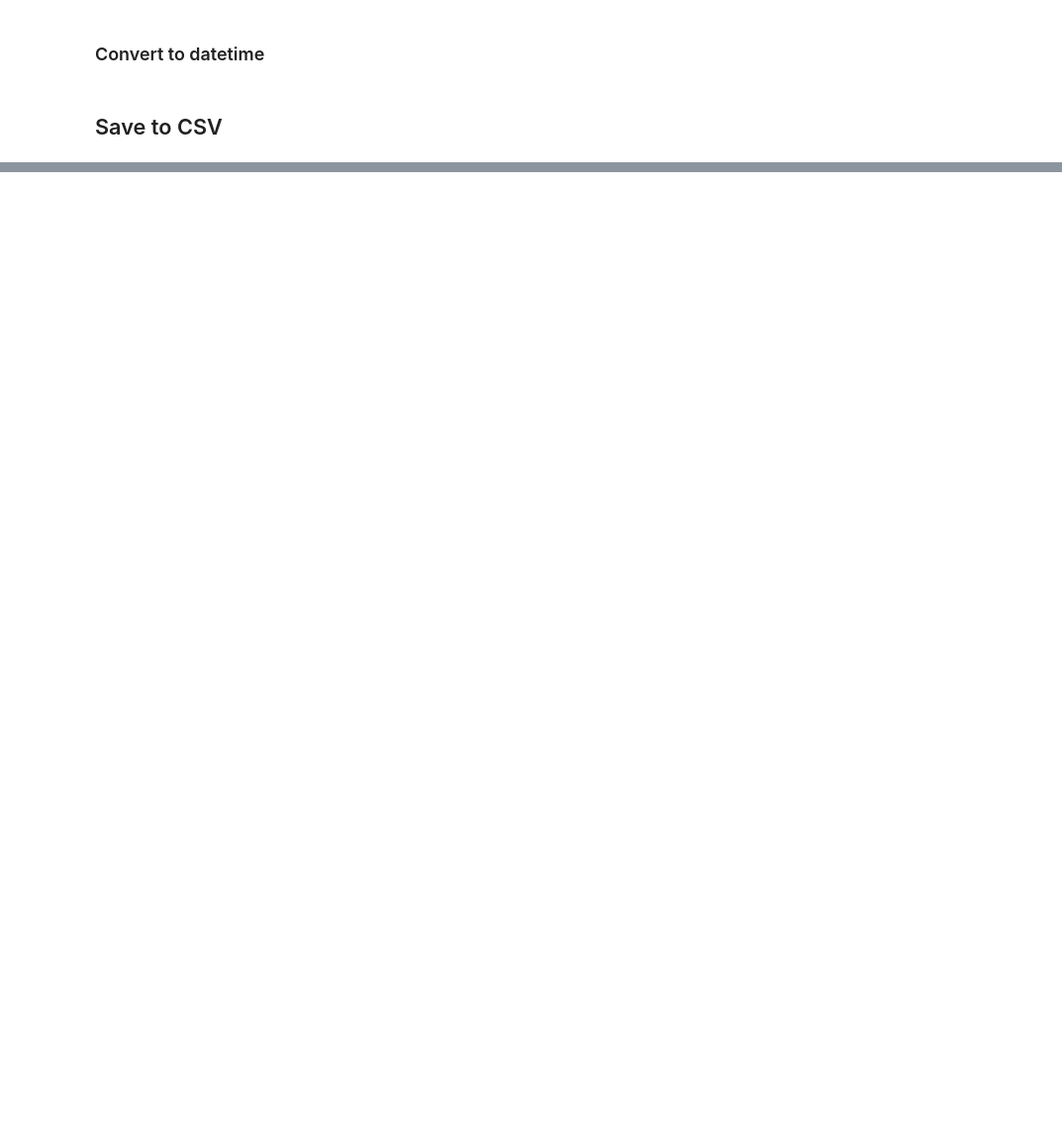
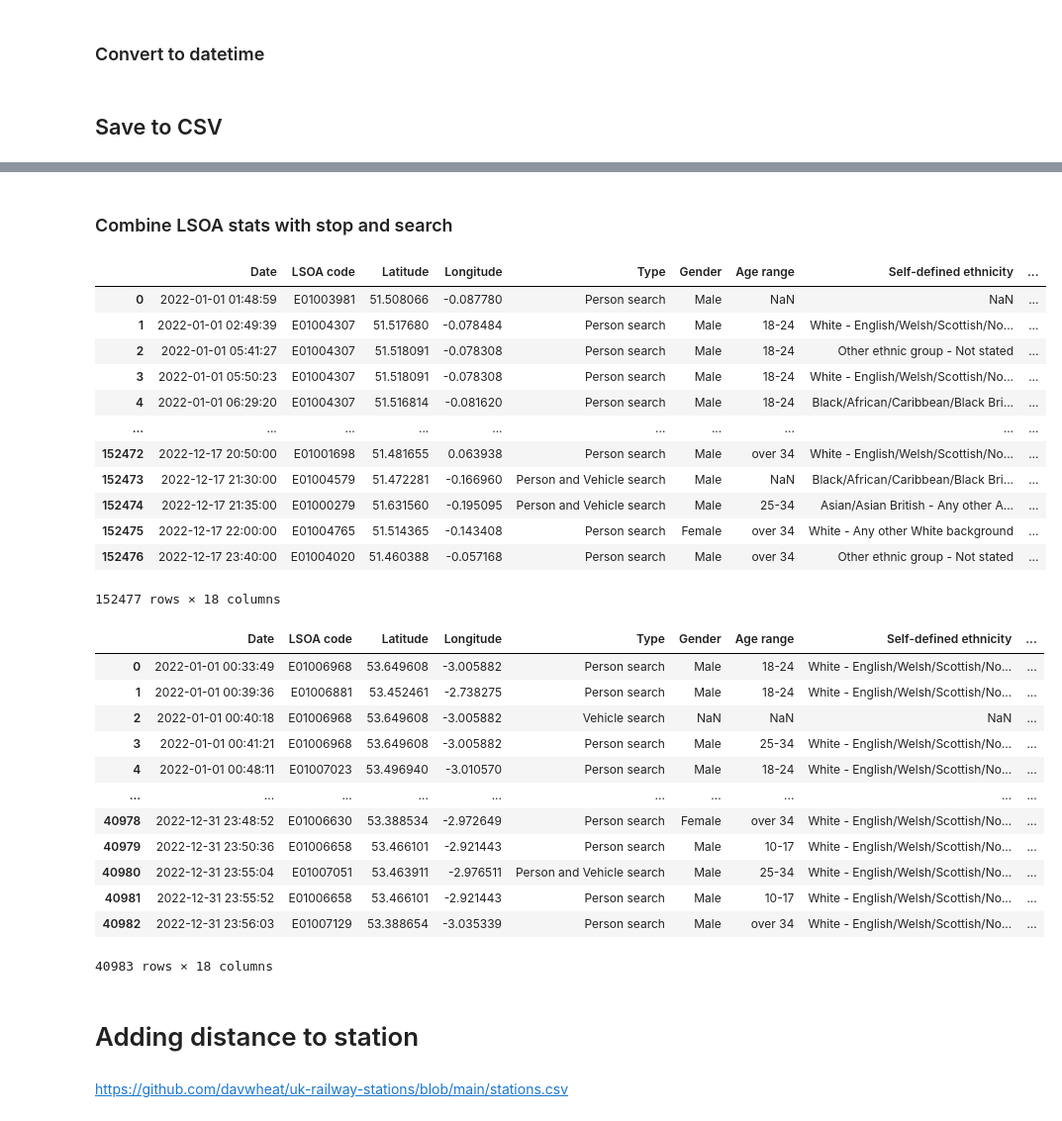
Before and after one commit to KofiBartonByfield/Dissertation, a Jupyter notebook: code/create_police_csv.ipynb, the cells around one changed output, grey strips where cells are left out. Shown at 99% size. Cells and saved outputs as stored; diff of their text form; code cells hidden in the pictures; blank space fills up the shorter version.

```diff
--- a/code/create_police_csv.ipynb
+++ b/code/create_police_csv.ipynb
@@ -207,0 +439,21 @@ data
+# %%
+import numpy as np
+from pyproj import Transformer
+
+# Define transformer from OSGB36 (EPSG:27700) to WGS84 (EPSG:4326)
+transformer = Transformer.from_crs("EPSG:27700", "EPSG:4326", always_xy=True)
+
+def convert_uk_coords(eastings, northings):
+    """Vectorised function to convert Eastings/Northings to Longitude/Latitude."""
+    longitudes, latitudes = transformer.transform(eastings, northings)
+    return longitudes, latitudes
+
+
+df = pd.DataFrame()
+
+# Example DataFrame
+LSOA_df['Longitude'], LSOA_df['Latitude'] = convert_uk_coords(LSOA_df['x'], LSOA_df['y'])
+
+
+LSOA_df = LSOA_df[['LSOA01CD', 'Longitude', 'Latitude']]
+LSOA_df
@@ -207,0 +559,51 @@ data
+# %% [markdown]
+### Combine LSOA stats with stop and search
+# %%
+merseyside_df = merged_df_m.merge(merseyside_22, on='LSOA code' )
+london_df = merged_df_l.merge(london_22, on='LSOA code' )
+
+
+merseyside_df = merseyside_df[['Date', 'LSOA code', 'Latitude', 'Longitude', 'Type', 'Gender', 'Age range',
+               'Self-defined ethnicity', 'Officer-defined ethnicity',
+               'Legislation', 'Object of search', 'Outcome' , 'LSOA population',
+               '£_mean_house_price', 'Drug crime rate', 'Violent crime rate',
+               'Prosecution rate', 'Crime rate']]
+london_df = london_df[['Date', 'LSOA code', 'Latitude', 'Longitude', 'Type', 'Gender', 'Age range',
+               'Self-defined ethnicity', 'Officer-defined ethnicity',
+               'Legislation', 'Object of search', 'Outcome' , 'LSOA population',
+               '£_mean_house_price', 'Drug crime rate', 'Violent crime rate',
+               'Prosecution rate', 'Crime rate']]
+
+display(london_df)
+display(merseyside_df)
+# %% [output]
+|  | Date | LSOA code | Latitude | Longitude | Type | Gender | Age range | Self-defined ethnicity | ... |
+| 0 | 2022-01-01 01:48:59 | E01003981 | 51.508066 | -0.087780 | Person search | Male | NaN | NaN | ... |
+| 1 | 2022-01-01 02:49:39 | E01004307 | 51.517680 | -0.078484 | Person search | Male | 18-24 | White - English/Welsh/Scottish/No... | ... |
+| 2 | 2022-01-01 05:41:27 | E01004307 | 51.518091 | -0.078308 | Person search | Male | 18-24 | Other ethnic group - Not stated | ... |
+| 3 | 2022-01-01 05:50:23 | E01004307 | 51.518091 | -0.078308 | Person search | Male | 18-24 | White - English/Welsh/Scottish/No... | ... |
+| 4 | 2022-01-01 06:29:20 | E01004307 | 51.516814 | -0.081620 | Person search | Male | 18-24 | Black/African/Caribbean/Black Bri... | ... |
+| ... | ... | ... | ... | ... | ... | ... | ... | ... | ... |
+| 152472 | 2022-12-17 20:50:00 | E01001698 | 51.481655 | 0.063938 | Person search | Male | over 34 | White - English/Welsh/Scottish/No... | ... |
+| 152473 | 2022-12-17 21:30:00 | E01004579 | 51.472281 | -0.166960 | Person and Vehicle search | Male | NaN | Black/African/Caribbean/Black Bri... | ... |
+| 152474 | 2022-12-17 21:35:00 | E01000279 | 51.631560 | -0.195095 | Person and Vehicle search | Male | 25-34 | Asian/Asian British - Any other A... | ... |
+| 152475 | 2022-12-17 22:00:00 | E01004765 | 51.514365 | -0.143408 | Person search | Female | over 34 | White - Any other White background | ... |
+| 152476 | 2022-12-17 23:40:00 | E01004020 | 51.460388 | -0.057168 | Person search | Male | over 34 | Other ethnic group - Not stated | ... |
+152477 rows × 18 columns
+|  | Date | LSOA code | Latitude | Longitude | Type | Gender | Age range | Self-defined ethnicity | ... |
+| 0 | 2022-01-01 00:33:49 | E01006968 | 53.649608 | -3.005882 | Person search | Male | 18-24 | White - English/Welsh/Scottish/No... | ... |
+| 1 | 2022-01-01 00:39:36 | E01006881 | 53.452461 | -2.738275 | Person search | Male | 18-24 | White - English/Welsh/Scottish/No... | ... |
+| 2 | 2022-01-01 00:40:18 | E01006968 | 53.649608 | -3.005882 | Vehicle search | NaN | NaN | NaN | ... |
+| 3 | 2022-01-01 00:41:21 | E01006968 | 53.649608 | -3.005882 | Person search | Male | 25-34 | White - English/Welsh/Scottish/No... | ... |
+| 4 | 2022-01-01 00:48:11 | E01007023 | 53.496940 | -3.010570 | Person search | Male | 18-24 | White - English/Welsh/Scottish/No... | ... |
+| ... | ... | ... | ... | ... | ... | ... | ... | ... | ... |
+| 40978 | 2022-12-31 23:48:52 | E01006630 | 53.388534 | -2.972649 | Person search | Female | over 34 | White - English/Welsh/Scottish/No... | ... |
+| 40979 | 2022-12-31 23:50:36 | E01006658 | 53.466101 | -2.921443 | Person search | Male | 10-17 | White - English/Welsh/Scottish/No... | ... |
+| 40980 | 2022-12-31 23:55:04 | E01007051 | 53.463911 | -2.976511 | Person and Vehicle search | Male | 25-34 | White - English/Welsh/Scottish/No... | ... |
+| 40981 | 2022-12-31 23:55:52 | E01006658 | 53.466101 | -2.921443 | Person search | Male | 10-17 | White - English/Welsh/Scottish/No... | ... |
+| 40982 | 2022-12-31 23:56:03 | E01007129 | 53.388654 | -3.035339 | Person search | Male | over 34 | White - English/Welsh/Scottish/No... | ... |
+40983 rows × 18 columns
+# %% [markdown]
+# Adding distance to station
+# %% [markdown]
+https://github.com/davwheat/uk-railway-stations/blob/main/stations.csv
```
Also changed, not shown: parts of 27 cells of this notebook.
